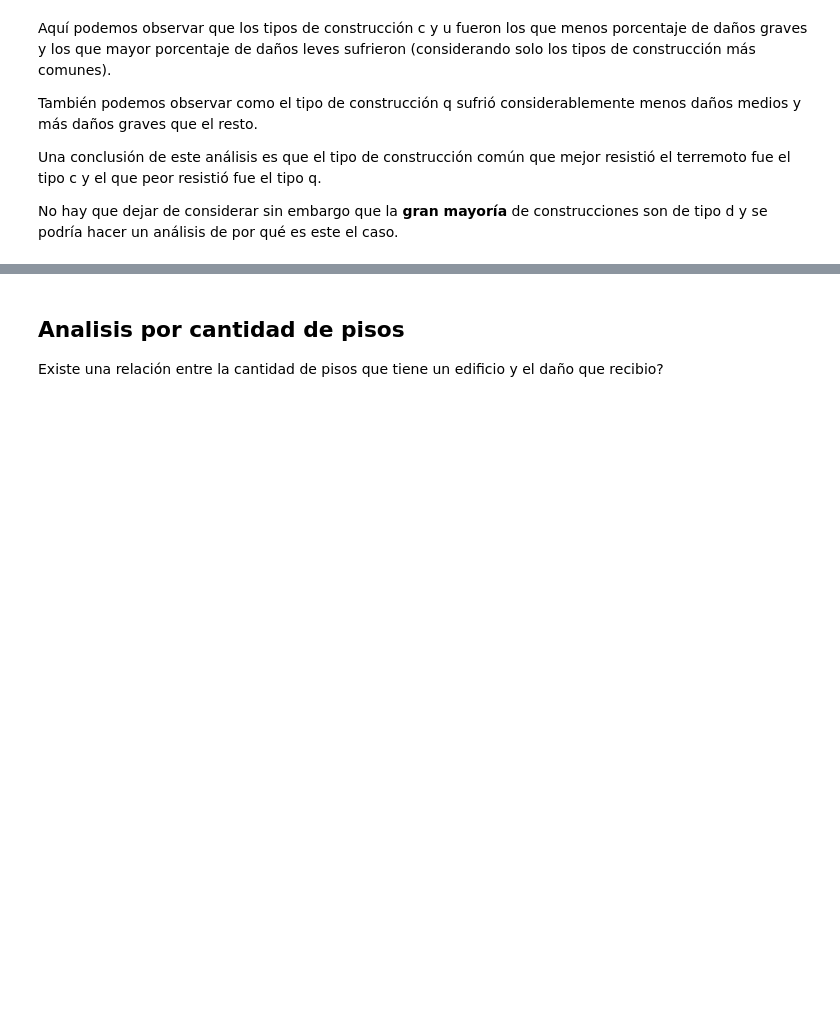
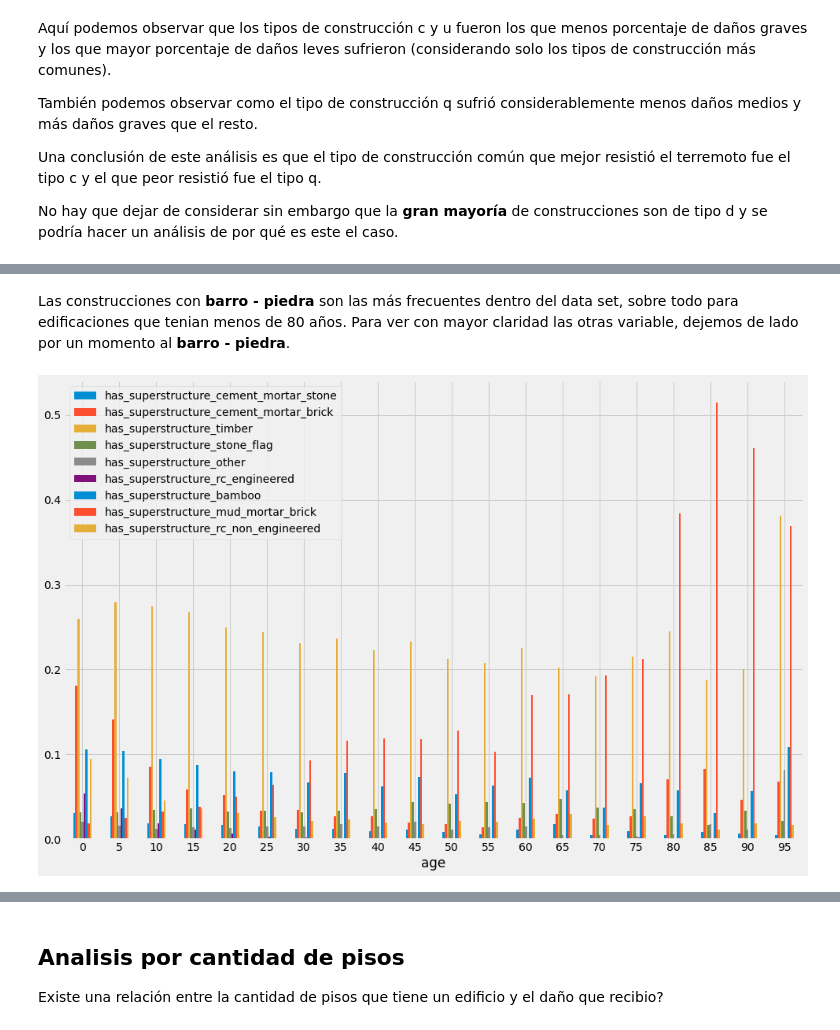
Before and after one commit to franvinas/7506-tp1, a Jupyter notebook: tp1.ipynb, the cells around one changed output, grey strips where cells are left out. Cells and saved outputs as stored; diff of their text form; code cells hidden in the pictures; blank space fills up the shorter version.

```diff
--- a/tp1.ipynb
+++ b/tp1.ipynb
@@ -856,0 +864,7 @@ No hay que dejar de considerar sin embargo que la **gran mayoría** de construcc
+# %% [markdown]
+Las construcciones con **barro - piedra** son las más frecuentes dentro del data set, sobre todo para edificaciones que tenian menos de 80 años. Para ver con mayor claridad las otras variable, dejemos de lado por un momento al **barro - piedra**.
+# %%
+df.loc[df['age']<100, list(set(superstructure_columns) - {'has_superstructure_mud_mortar_stone'}) + ['age'] ].groupby('age').agg(lambda x: x.sum()/x.count()).plot(kind='bar', figsize=(15,10), rot=0)
+plt.show()
+# %% [output]
+[figure, added]
```
Also changed, not shown: parts of 20 cells of this notebook.
